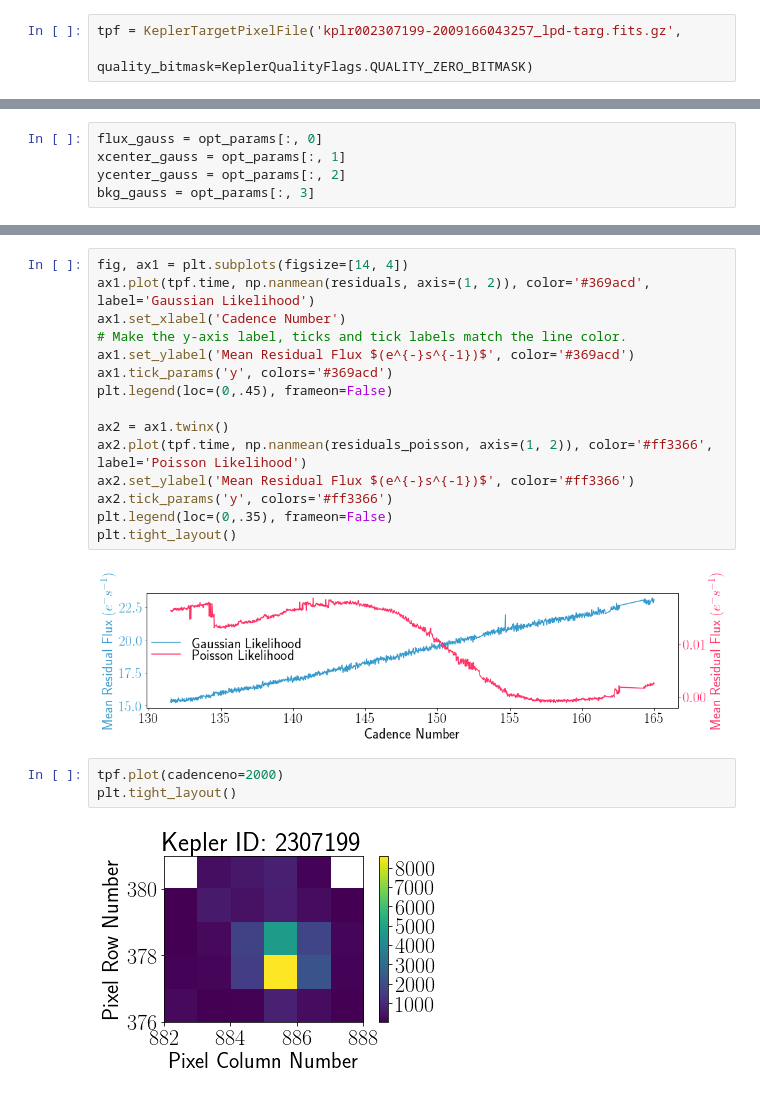
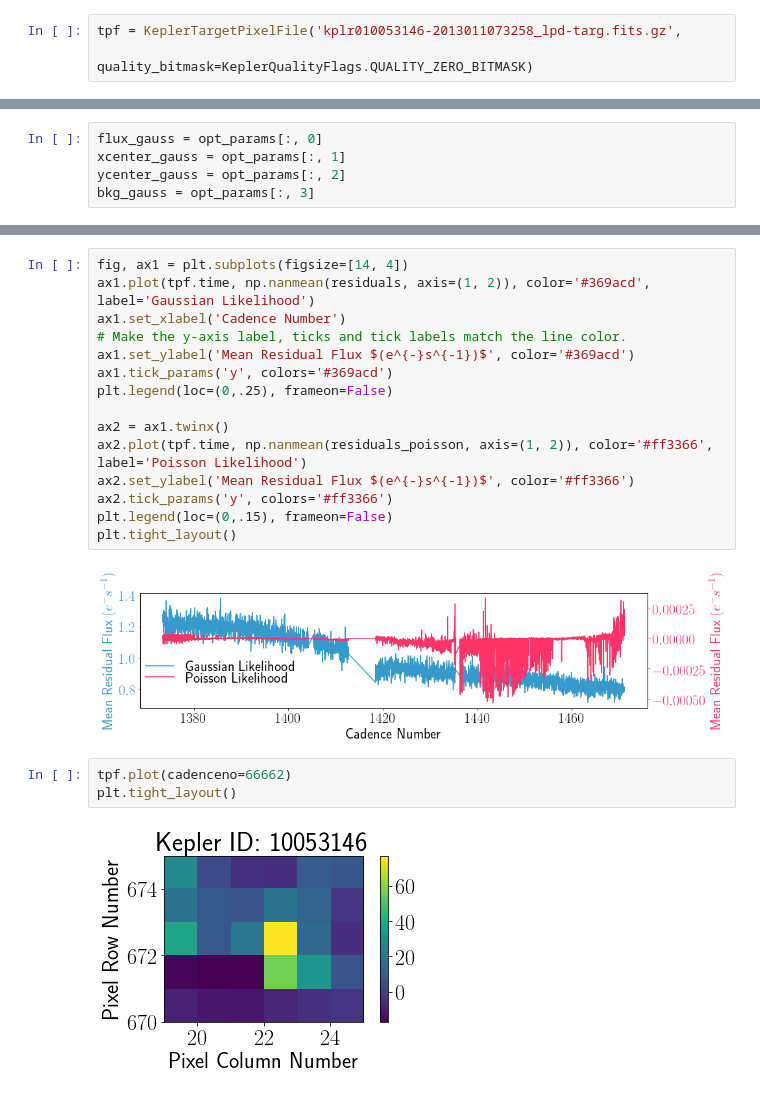
Before and after one commit to mirca/geerts-conjecture, a Jupyter notebook: notebook/geerts_conjecture.ipynb, the cells around one changed output, grey strips where cells are left out. Drawn from its saved outputs; the diff is of its cells as text.

```diff
--- a/notebook/geerts_conjecture.ipynb
+++ b/notebook/geerts_conjecture.ipynb
@@ -23,6 +23,6 @@ from pyke.targetpixelfile import KeplerTargetPixelFile
 # %%
 from pyke.utils import KeplerQualityFlags
 # %%
-tpf = KeplerTargetPixelFile('kplr002307199-2009166043257_lpd-targ.fits.gz',
+tpf = KeplerTargetPixelFile('kplr010053146-2013011073258_lpd-targ.fits.gz',
                             quality_bitmask=KeplerQualityFlags.QUALITY_ZERO_BITMASK)
 # %%
@@ -184,18 +180,18 @@ ax1.set_xlabel('Cadence Number')
 # Make the y-axis label, ticks and tick labels match the line color.
 ax1.set_ylabel('Mean Residual Flux $(e^{-}s^{-1})$', color='#369acd')
 ax1.tick_params('y', colors='#369acd')
-plt.legend(loc=(0,.45), frameon=False)
+plt.legend(loc=(0,.25), frameon=False)
 
 ax2 = ax1.twinx()
 ax2.plot(tpf.time, np.nanmean(residuals_poisson, axis=(1, 2)), color='#ff3366', label='Poisson Likelihood')
 ax2.set_ylabel('Mean Residual Flux $(e^{-}s^{-1})$', color='#ff3366')
 ax2.tick_params('y', colors='#ff3366')
-plt.legend(loc=(0,.35), frameon=False)
+plt.legend(loc=(0,.15), frameon=False)
 plt.tight_layout()
 # %% [output]
-[figure, old version]
+[figure, new version]
 # %%
-tpf.plot(cadenceno=2000)
+tpf.plot(cadenceno=66662)
 plt.tight_layout()
 # %% [output]
-[figure, old version]
+[figure, new version]
```
Also changed, not shown: parts of 26 cells of this notebook, 1 other file.
